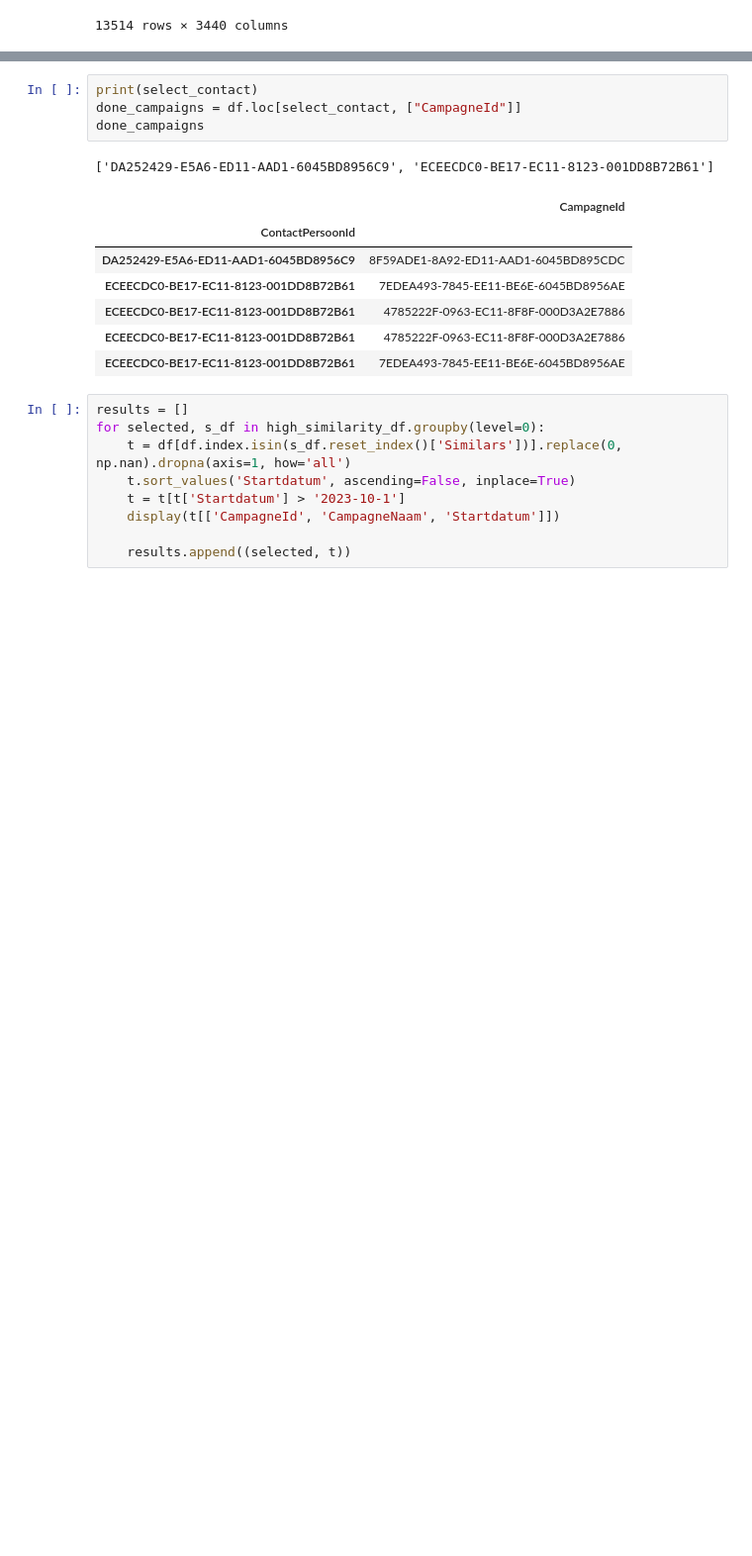
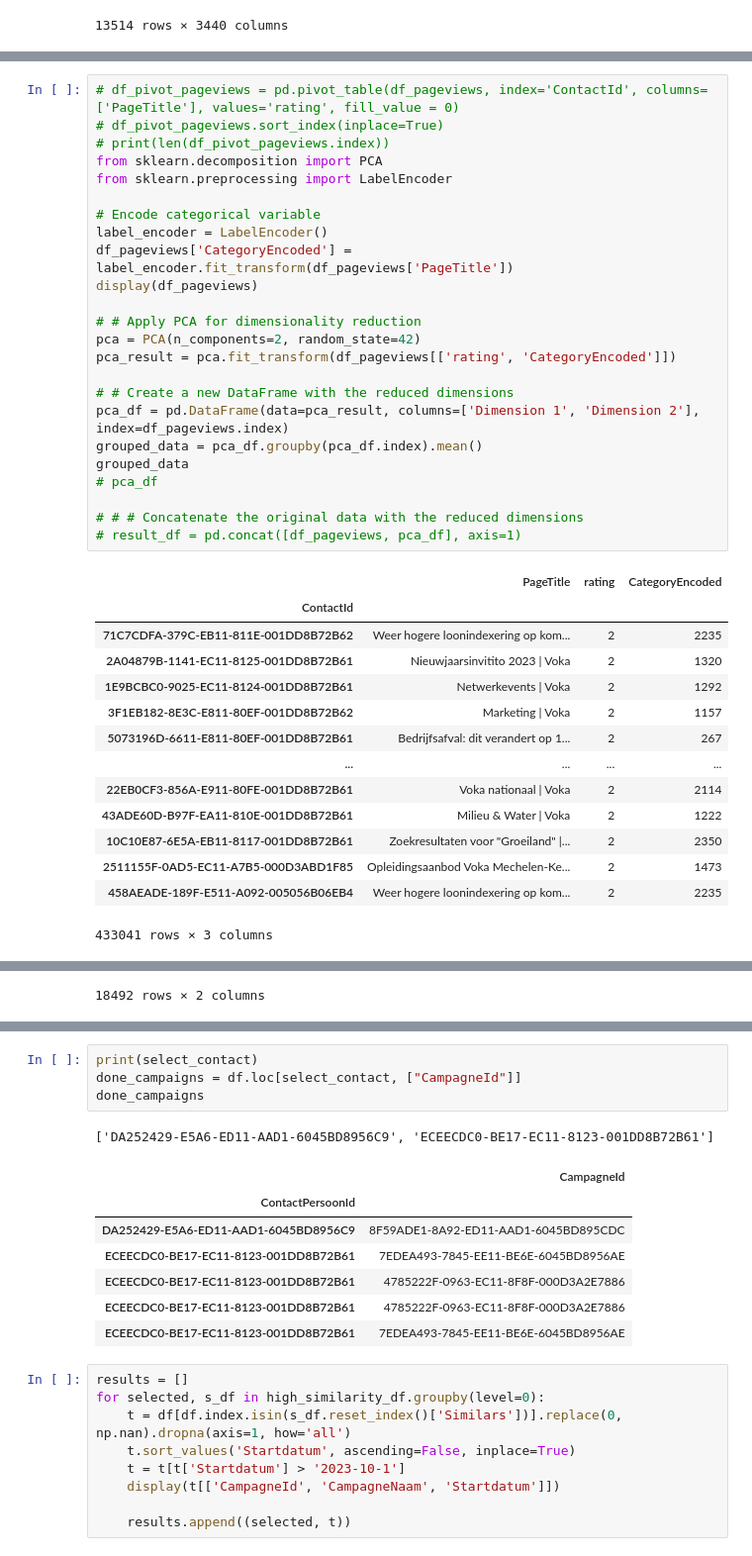
Before and after one commit to Pineapple217/HoGent-Data-Engineering-Project-2324, a Jupyter notebook: notebooks/User based Collaborative filtering/Userbased.ipynb, the cells around one changed output, grey strips where cells are left out. Shown at 99% size. Saved outputs shown, nothing was run; the diff lists cells and outputs as text; blank space fills up the shorter version.

```diff
--- a/notebooks/User based Collaborative filtering/Userbased.ipynb
+++ b/notebooks/User based Collaborative filtering/Userbased.ipynb
@@ -104,0 +85,39 @@ df_pivot_pageviews
+# %%
+# df_pivot_pageviews = pd.pivot_table(df_pageviews, index='ContactId', columns=['PageTitle'], values='rating', fill_value = 0)
+# df_pivot_pageviews.sort_index(inplace=True)
+# print(len(df_pivot_pageviews.index))
+from sklearn.decomposition import PCA
+from sklearn.preprocessing import LabelEncoder
+
+# Encode categorical variable
+label_encoder = LabelEncoder()
+df_pageviews['CategoryEncoded'] = label_encoder.fit_transform(df_pageviews['PageTitle'])
+display(df_pageviews)
+
+# # Apply PCA for dimensionality reduction
+pca = PCA(n_components=2, random_state=42)
+pca_result = pca.fit_transform(df_pageviews[['rating', 'CategoryEncoded']])
+
+# # Create a new DataFrame with the reduced dimensions
+pca_df = pd.DataFrame(data=pca_result, columns=['Dimension 1', 'Dimension 2'], index=df_pageviews.index)
+grouped_data = pca_df.groupby(pca_df.index).mean()
+grouped_data
+# pca_df
+
+# # # Concatenate the original data with the reduced dimensions
+# result_df = pd.concat([df_pageviews, pca_df], axis=1)
+# %% [output]
+|  | PageTitle | rating | CategoryEncoded |
+| ContactId |  |  |  |
+| 71C7CDFA-379C-EB11-811E-001DD8B72B62 | Weer hogere loonindexering op kom... | 2 | 2235 |
+| 2A04879B-1141-EC11-8125-001DD8B72B61 | Nieuwjaarsinvitito 2023 | Voka | 2 | 1320 |
+| 1E9BCBC0-9025-EC11-8124-001DD8B72B61 | Netwerkevents | Voka | 2 | 1292 |
+| 3F1EB182-8E3C-E811-80EF-001DD8B72B62 | Marketing | Voka | 2 | 1157 |
+| 5073196D-6611-E811-80EF-001DD8B72B61 | Bedrijfsafval: dit verandert op 1... | 2 | 267 |
+| ... | ... | ... | ... |
+| 22EB0CF3-856A-E911-80FE-001DD8B72B61 | Voka nationaal | Voka | 2 | 2114 |
+| 43ADE60D-B97F-EA11-810E-001DD8B72B61 | Milieu & Water | Voka | 2 | 1222 |
+| 10C10E87-6E5A-EB11-8117-001DD8B72B61 | Zoekresultaten voor "Groeiland" |... | 2 | 2350 |
+| 2511155F-0AD5-EC11-A7B5-000D3ABD1F85 | Opleidingsaanbod Voka Mechelen-Ke... | 2 | 1473 |
+| 458AEADE-189F-E511-A092-005056B06EB4 | Weer hogere loonindexering op kom... | 2 | 2235 |
+433041 rows × 3 columns
@@ -105 +137,2 @@ df_pivot_pageviews
+18492 rows × 2 columns
 # %%
```
Also changed, not shown: parts of 8 cells of this notebook, 1 other file.
